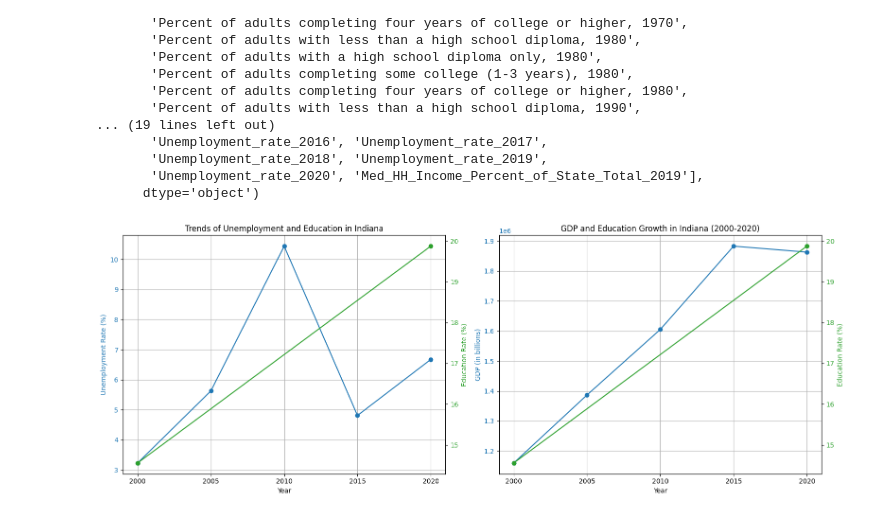
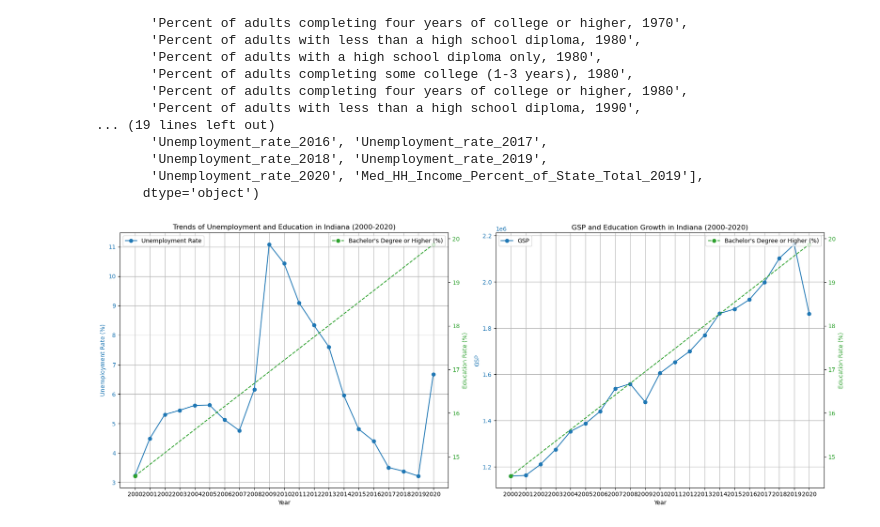
Before and after one commit to AbhiAnna/176project, a Jupyter notebook: 176PROJECT.ipynb, the cells around one changed output. Cells and saved outputs as stored; diff of their text form; code cells hidden in the pictures.

```diff
--- a/176PROJECT.ipynb
+++ b/176PROJECT.ipynb
@@ -137,67 +137,72 @@ Index(['GeoName', '1997', '1998', '1999', '2000', '2001', '2002', '2003',
 # %%
 import matplotlib.pyplot as plt
 
-# Assuming 'df_merged_sorted' is your DataFrame
+# Extract data for Indiana
 indiana_data = df_merged_sorted[df_merged_sorted['GeoName'] == 'Indiana']
 
-# Data for the first plot (Unemployment Rate and Education)
-unemployment_years = ['2000', '2005', '2010', '2015', '2020']
-unemployment_rate = indiana_data[['Unemployment_rate_2000', 'Unemployment_rate_2005',
-                                   'Unemployment_rate_2010', 'Unemployment_rate_2015',
-                                   'Unemployment_rate_2020']].values.flatten()
+# Generate dynamic lists of years for unemployment and GDP
+all_years = [str(year) for year in range(2000, 2021)]
+unemployment_columns = [f"Unemployment_rate_{year}" for year in range(2000, 2021)]
+gdp_columns = [str(year) for year in range(2000, 2021)]
 
+# Ensure columns exist in the dataset
+unemployment_columns = [col for col in unemployment_columns if col in indiana_data.columns]
+gdp_columns = [col for col in gdp_columns if col in indiana_data.columns]
+
+# Extract data for plots
+unemployment_years = [col.split('_')[-1] for col in unemployment_columns]
+unemployment_rate = indiana_data[unemployment_columns].values.flatten()
+
+gdp_years = gdp_columns
+gdp_data = indiana_data[gdp_columns].values.flatten()
+
+# Education data (assuming fixed years as before)
 education_years = ['2000', '2020']
-education_data_1 = [
-    indiana_data["Percent of adults with a bachelor's degree or higher, 2000"].values[0],
-    indiana_data["Percent of adults with a bachelor's degree or higher, 2015-19"].values[0]
+education_data = [
+    indiana_data["Percent of adults with a bachelor's degree or higher, 2000"].iloc[0],
+    indiana_data["Percent of adults with a bachelor's degree or higher, 2015-19"].iloc[0]
 ]
 
-# Data for the second plot (GDP and Education)
-gdp_years = ['2000', '2005', '2010', '2015', '2020']
-gdp_data = [
-    indiana_data['2000'].values[0],
-    indiana_data['2005'].values[0],
-    indiana_data['2010'].values[0],
-    indiana_data['2015'].values[0],
-    indiana_data['2020'].values[0]
-]
+# Create subplots
+fig, (ax1, ax2) = plt.subplots(1, 2, figsize=(18, 7))
 
-# Create subplots (side by side)
-fig, (ax1, ax2) = plt.subplots(1, 2, figsize=(16, 6))
-
-# First plot: Unemployment Rate and Education
+# Unemployment Rate and Education
 ax1.plot(unemployment_years, unemployment_rate, color='tab:blue', marker='o', label='Unemployment Rate')
 ax1.set_xlabel('Year')
 ax1.set_ylabel('Unemployment Rate (%)', color='tab:blue')
 ax1.tick_params(axis='y', labelcolor='tab:blue')
+ax1.legend(loc='upper left')
 
 ax1_2 = ax1.twinx()
-ax1_2.plot(education_years, education_data_1, color='tab:green', marker='o', label='Bachelor\'s Degree or Higher (%)')
+ax1_2.plot(education_years, education_data, color='tab:green', marker='o', linestyle='--', label='Bachelor\'s Degree or Higher (%)')
 ax1_2.set_ylabel('Education Rate (%)', color='tab:green')
 ax1_2.tick_params(axis='y', labelcolor='tab:green')
+ax1_2.legend(loc='upper right')
 
-ax1.set_title('Trends of Unemployment and Education in Indiana')
+ax1.set_title('Trends of Unemployment and Education in Indiana (2000-2020)')
 ax1.grid(True)
 
-# Second plot: GDP and Education
-ax2.plot(gdp_years, gdp_data, color='tab:blue', marker='o', label='GDP (in billions)')
+# GDP and Education
+ax2.plot(gdp_years, gdp_data, color='tab:blue', marker='o', label='GSP')
 ax2.set_xlabel('Year')
-ax2.set_ylabel('GDP (in billions)', color='tab:blue')
+ax2.set_ylabel('GSP', color='tab:blue')
 ax2.tick_params(axis='y', labelcolor='tab:blue')
+ax2.legend(loc='upper left')
 
 ax2_2 = ax2.twinx()
-ax2_2.plot(education_years, education_data_1, color='tab:green', marker='o', label='Bachelor\'s Degree or Higher (%)')
+ax2_2.plot(education_years, education_data, color='tab:green', marker='o', linestyle='--', label='Bachelor\'s Degree or Higher (%)')
 ax2_2.set_ylabel('Education Rate (%)', color='tab:green')
 ax2_2.tick_params(axis='y', labelcolor='tab:green')
+ax2_2.legend(loc='upper right')
 
-ax2.set_title('GDP and Education Growth in Indiana (2000-2020)')
+ax2.set_title('GSP and Education Growth in Indiana (2000-2020)')
 ax2.grid(True)
 
-# Show the plot
+# Layout adjustment and plot display
 plt.tight_layout()
 plt.show()
 # %% [output]
-[figure, old version]
+[figure, new version]
 # %%
 import matplotlib.pyplot as plt
 import seaborn as sns
```
Also changed, not shown: parts of 3 cells of this notebook.
